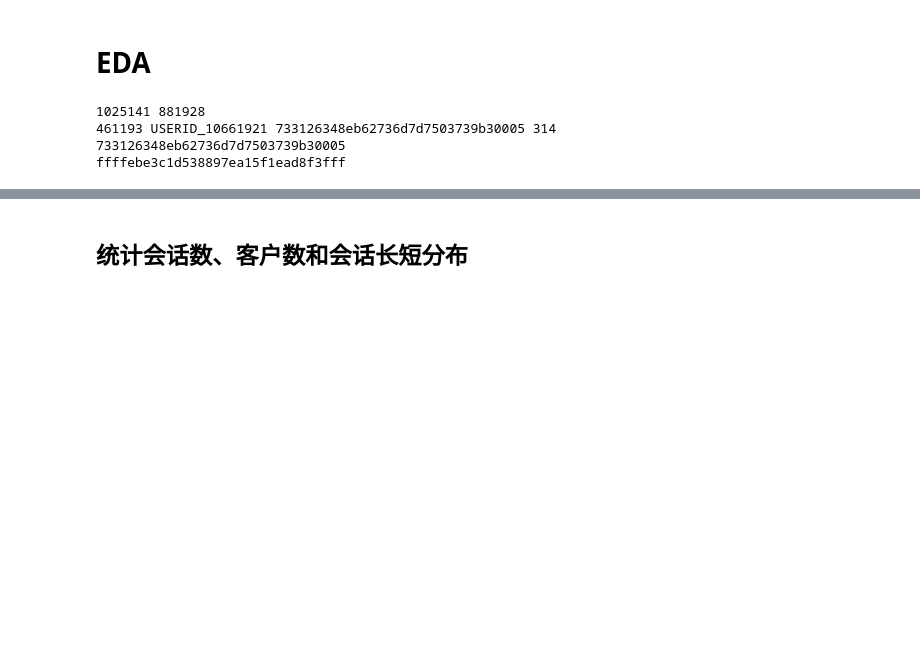
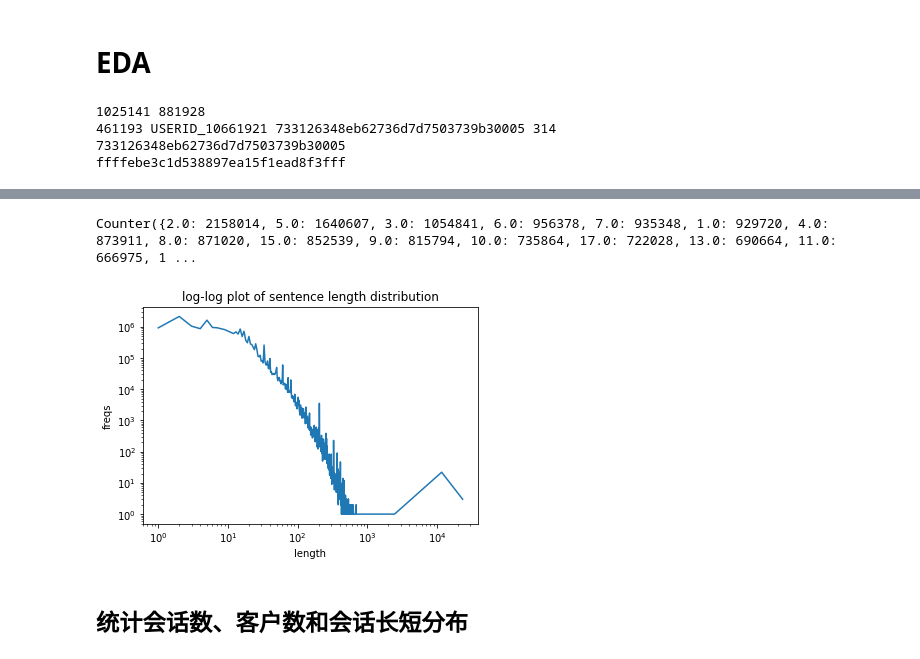
Before and after one commit to EndlessLethe/jddc2019-3th-retrieve-model, a Jupyter notebook: code/Untitled.ipynb, the cells around one changed output, grey strips where cells are left out. Cells and saved outputs as stored; diff of their text form; code cells hidden in the pictures; blank space fills up the shorter version.

```diff
--- a/code/Untitled.ipynb
+++ b/code/Untitled.ipynb
@@ -261,3 +310,20 @@ ffffebe3c1d538897ea15f1ead8f3fff
+# %%
+from collections import Counter
+dict_sentence_length = Counter(np.sort(x_len))
+print(dict_sentence_length)
+
+X = np.array(list(dict_sentence_length.keys())).reshape(-1, 1)  # numbers of one same feature value
+Y = np.array(list(dict_sentence_length.values())).reshape(-1, 1) # count
+plt.title("log-log plot of sentence length distribution")
+plt.xlabel("length")
+plt.ylabel("freqs")
+# plt.plot(X, Y)
+# plt.show()
+plt.loglog(X, Y)
+plt.show()
+# %% [output]
+Counter({2.0: 2158014, 5.0: 1640607, 3.0: 1054841, 6.0: 956378, 7.0: 935348, 1.0: 929720, 4.0: 873911, 8.0: 871020, 15.0: 852539, 9.0: 815794, 10.0: 735864, 17.0: 722028, 13.0: 690664, 11.0: 666975, 1 ...
+[figure, added]
 # %% [markdown]
 ## 统计会话数、客户数和会话长短分布
 # %% [markdown]
```
Also changed, not shown: parts of 5 cells of this notebook, 9 other files.
